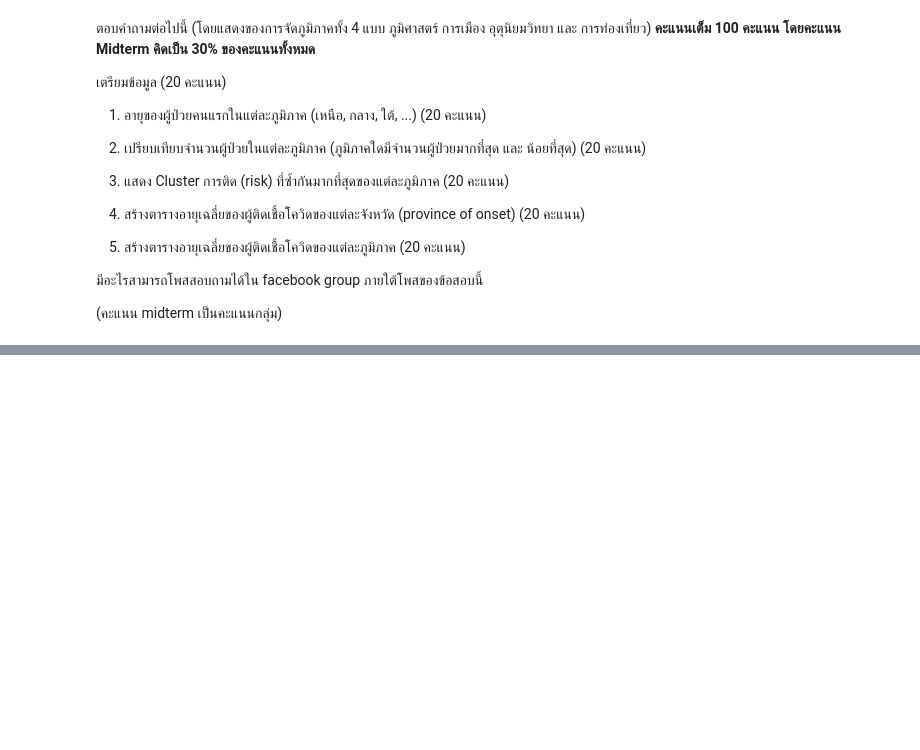
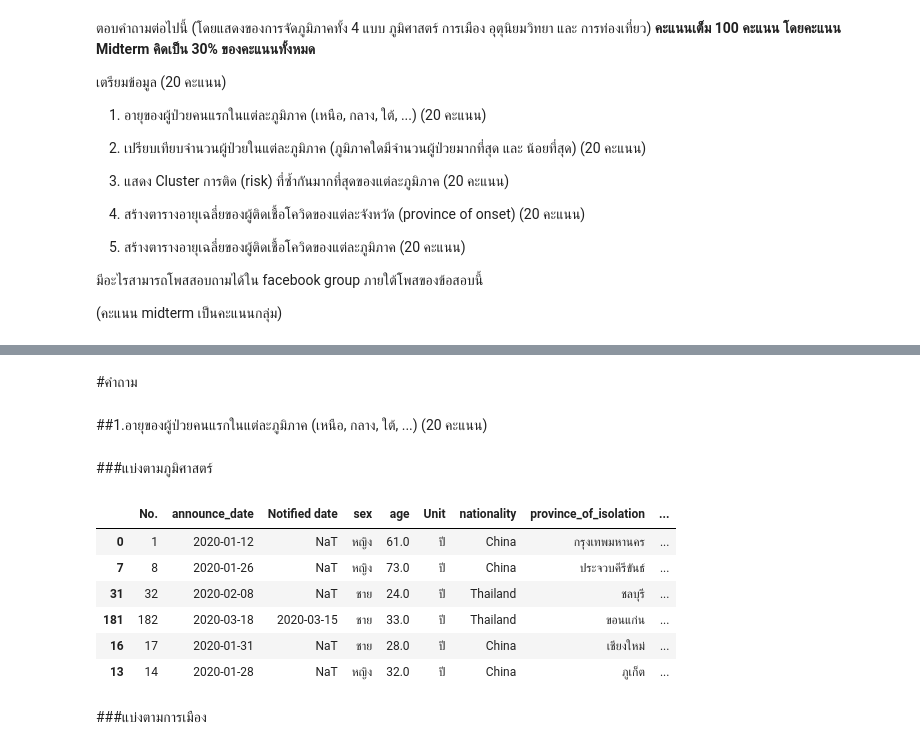
Before and after one commit to siwakornnn/data_viz_2022, a Jupyter notebook: BasicPython&DataViz_midterm2022.ipynb, the cells around one changed output, grey strips where cells are left out. Cells and saved outputs as stored; diff of their text form; code cells hidden in the pictures; blank space fills up the shorter version.

```diff
--- a/BasicPython&DataViz_midterm2022.ipynb
+++ b/BasicPython&DataViz_midterm2022.ipynb
@@ -50,0 +494,3 @@ ValueError: ignored
+# %%
+covid19_region = data_covid19.merge(df_region_concat,how='left',left_on='province_of_onset',right_on='จังหวัด')
+covid19_region.head()
@@ -50,0 +504,23 @@ ValueError: ignored
+# %% [markdown]
+#คำถาม
+# %% [markdown]
+##1.อายุของผู้ป่วยคนแรกในแต่ละภูมิภาค (เหนือ, กลาง, ใต้, ...) (20 คะแนน)
+# %% [markdown]
+###แบ่งตามภูมิศาสตร์
+# %%
+Q1a = pd.concat([covid19_region[covid19_region['ภูมิศาสตร์']=='กลาง'].head(1), covid19_region[covid19_region['ภูมิศาสตร์']=='ตะวันตก'].head(1),
+           covid19_region[covid19_region['ภูมิศาสตร์']=='ตะวันออก'].head(1), covid19_region[covid19_region['ภูมิศาสตร์']=='ตะวันออกเฉียงเหนือ'].head(1),
+           covid19_region[covid19_region['ภูมิศาสตร์']=='เหนือ'].head(1), covid19_region[covid19_region['ภูมิศาสตร์']=='ใต้'].head(1),
+           covid19_region[covid19_region['ภูมิศาสตร์']=='ใต้ฝั่งตะวันตก/ใต้ฝั่งอันดามัน'].head(1), covid19_region[covid19_region['ภูมิศาสตร์']=='ใต้ฝั่งตะวันออก/ใต้ฝั่งอ่าวไทย'].head(1),], axis=0)
+# %%
+Q1a
+# %% [output]
+|  | No. | announce_date | Notified date | sex | age | Unit | nationality | province_of_isolation | ... |
+| 0 | 1 | 2020-01-12 | NaT | หญิง | 61.0 | ปี | China | กรุงเทพมหานคร | ... |
+| 7 | 8 | 2020-01-26 | NaT | หญิง | 73.0 | ปี | China | ประจวบคีรีขันธ์ | ... |
+| 31 | 32 | 2020-02-08 | NaT | ชาย | 24.0 | ปี | Thailand | ชลบุรี | ... |
+| 181 | 182 | 2020-03-18 | 2020-03-15 | ชาย | 33.0 | ปี | Thailand | ขอนแก่น | ... |
+| 16 | 17 | 2020-01-31 | NaT | ชาย | 28.0 | ปี | China | เชียงใหม่ | ... |
+| 13 | 14 | 2020-01-28 | NaT | หญิง | 32.0 | ปี | China | ภูเก็ต | ... |
+# %% [markdown]
+###แบ่งตามการเมือง
```
Also changed, not shown: parts of 104 cells of this notebook.
